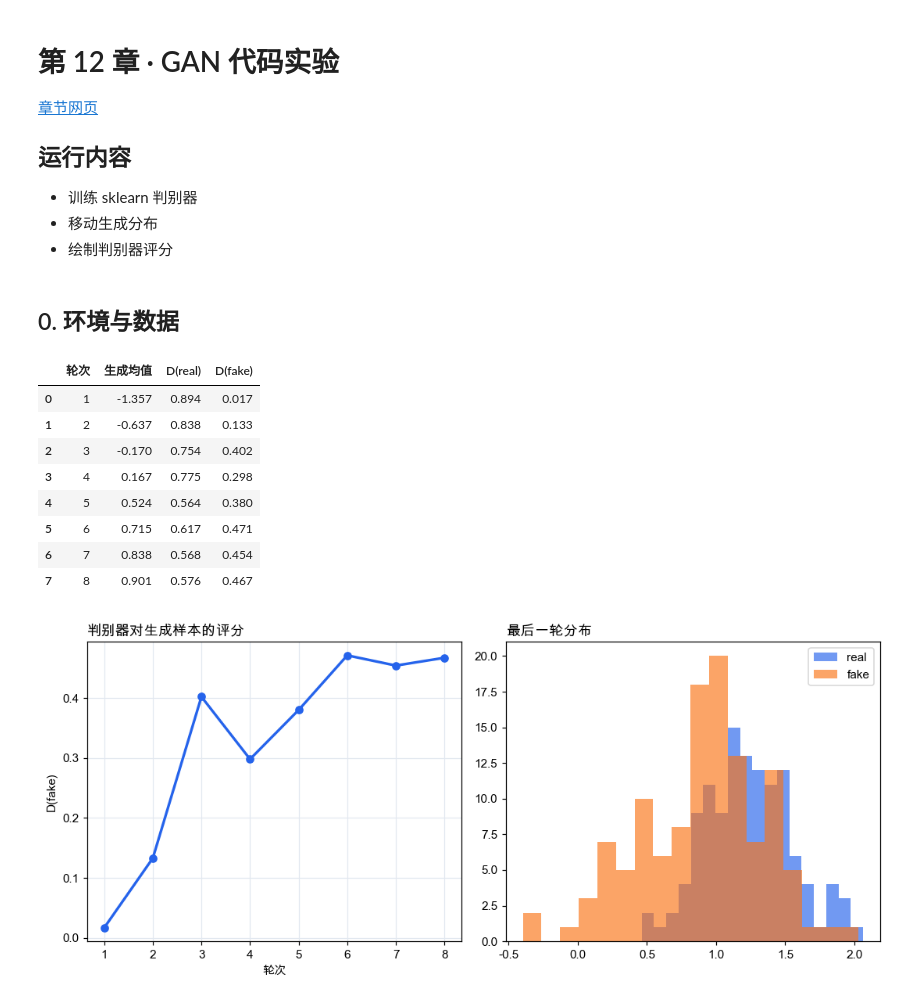
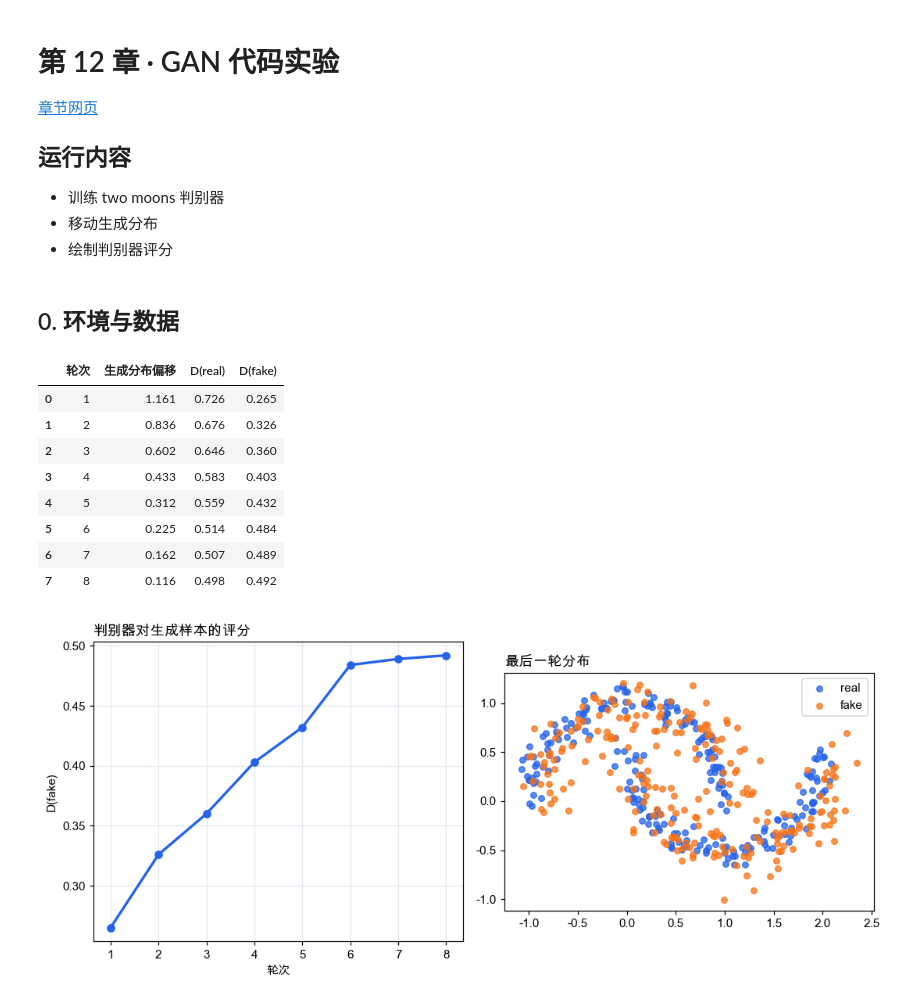
Before and after one commit to zhesun-0209/ai-thinking-labs, a Jupyter notebook: notebooks/ch12_gan_toy.ipynb, the cells around one changed output. Cells and saved outputs as stored; diff of their text form; code cells hidden in the pictures.

```diff
--- a/notebooks/ch12_gan_toy.ipynb
+++ b/notebooks/ch12_gan_toy.ipynb
@@ -5,7 +5,7 @@
 
 ## 运行内容
 
-- 训练 sklearn 判别器
+- 训练 two moons 判别器
 - 移动生成分布
 - 绘制判别器评分
 # %% [markdown]
@@ -71,24 +72,24 @@ plt.rcParams.update({
     "font.sans-serif": [font_name, "DejaVu Sans", "sans-serif"],
 })
 # %%
-# GAN 玩具过程：判别器由 sklearn MLPClassifier 训练，生成分布逐步靠近真实分布。
+# GAN 判别器示意：two moons 真实分布与生成分布逐步靠近。
 rng = np.random.default_rng(5)
-fake_mean = -1.4
+real, _ = make_moons(n_samples=240, noise=0.08, random_state=5)
+fake_shift = np.array([1.4, -0.8])
 gan_rows = []
 
 for step in range(1, 9):
-    real = rng.normal(1.2, 0.35, size=120)
-    fake = rng.normal(fake_mean, 0.45, size=120)
-    X_disc = np.concatenate([real, fake]).reshape(-1, 1)
+    fake = make_moons(n_samples=240, noise=0.16, random_state=step)[0] + fake_shift
+    X_disc = np.vstack([real, fake])
     y_disc = np.array([1] * len(real) + [0] * len(fake))
-    disc = MLPClassifier(hidden_layer_sizes=(6,), max_iter=400, random_state=step)
+    disc = MLPClassifier(hidden_layer_sizes=(16,), max_iter=500, random_state=step)
     disc.fit(X_disc, y_disc)
-    fake_score = disc.predict_proba(fake.reshape(-1, 1))[:, 1].mean()
-    real_score = disc.predict_proba(real.reshape(-1, 1))[:, 1].mean()
-    fake_mean += 0.28 * (real.mean() - fake.mean())
+    fake_score = disc.predict_proba(fake)[:, 1].mean()
+    real_score = disc.predict_proba(real)[:, 1].mean()
+    fake_shift *= 0.72
     gan_rows.append({
         "轮次": step,
-        "生成均值": round(fake.mean(), 3),
+        "生成分布偏移": round(float(np.linalg.norm(fake_shift)), 3),
         "D(real)": round(float(real_score), 3),
         "D(fake)": round(float(fake_score), 3),
     })
@@ -96,29 +97,30 @@ for step in range(1, 9):
 gan_trace = pd.DataFrame(gan_rows)
 display(gan_trace)
 # %% [output]
-|  | 轮次 | 生成均值 | D(real) | D(fake) |
-| 0 | 1 | -1.357 | 0.894 | 0.017 |
-| 1 | 2 | -0.637 | 0.838 | 0.133 |
-| 2 | 3 | -0.170 | 0.754 | 0.402 |
-| 3 | 4 | 0.167 | 0.775 | 0.298 |
-| 4 | 5 | 0.524 | 0.564 | 0.380 |
-| 5 | 6 | 0.715 | 0.617 | 0.471 |
-| 6 | 7 | 0.838 | 0.568 | 0.454 |
-| 7 | 8 | 0.901 | 0.576 | 0.467 |
+|  | 轮次 | 生成分布偏移 | D(real) | D(fake) |
+| 0 | 1 | 1.161 | 0.726 | 0.265 |
+| 1 | 2 | 0.836 | 0.676 | 0.326 |
+| 2 | 3 | 0.602 | 0.646 | 0.360 |
+| 3 | 4 | 0.433 | 0.583 | 0.403 |
+| 4 | 5 | 0.312 | 0.559 | 0.432 |
+| 5 | 6 | 0.225 | 0.514 | 0.484 |
+| 6 | 7 | 0.162 | 0.507 | 0.489 |
+| 7 | 8 | 0.116 | 0.498 | 0.492 |
 # %%
-# 绘制 D(fake) 变化和最终一维分布。
+# 绘制 D(fake) 变化和最终 two moons 分布。
 fig, axes = plt.subplots(1, 2, figsize=(10.0, 4.4))
 axes[0].plot(gan_trace["轮次"], gan_trace["D(fake)"], marker="o", linewidth=2.2, color="#2563eb")
 axes[0].set_title("判别器对生成样本的评分", loc="left", fontweight="bold")
 axes[0].set_xlabel("轮次")
 axes[0].set_ylabel("D(fake)")
 axes[0].grid(True, color="#e2e8f0", linewidth=0.8)
 
-axes[1].hist(real, bins=18, alpha=0.65, label="real", color="#2563eb")
-axes[1].hist(fake, bins=18, alpha=0.65, label="fake", color="#f97316")
+axes[1].scatter(real[:, 0], real[:, 1], s=24, alpha=0.75, label="real", color="#2563eb")
+axes[1].scatter(fake[:, 0], fake[:, 1], s=24, alpha=0.75, label="fake", color="#f97316")
 axes[1].set_title("最后一轮分布", loc="left", fontweight="bold")
 axes[1].legend()
+axes[1].set_aspect("equal", adjustable="box")
 plt.tight_layout()
 plt.show()
 # %% [output]
-[figure, old version]
+[figure, new version]
```
Also changed, not shown: parts of 1 cell of this notebook, 43 other files.
